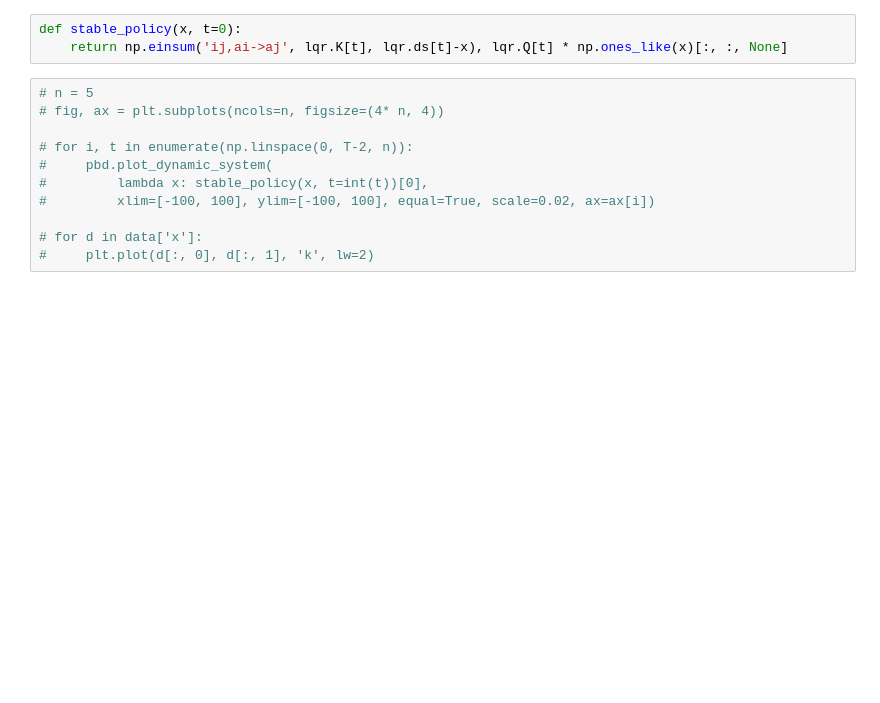
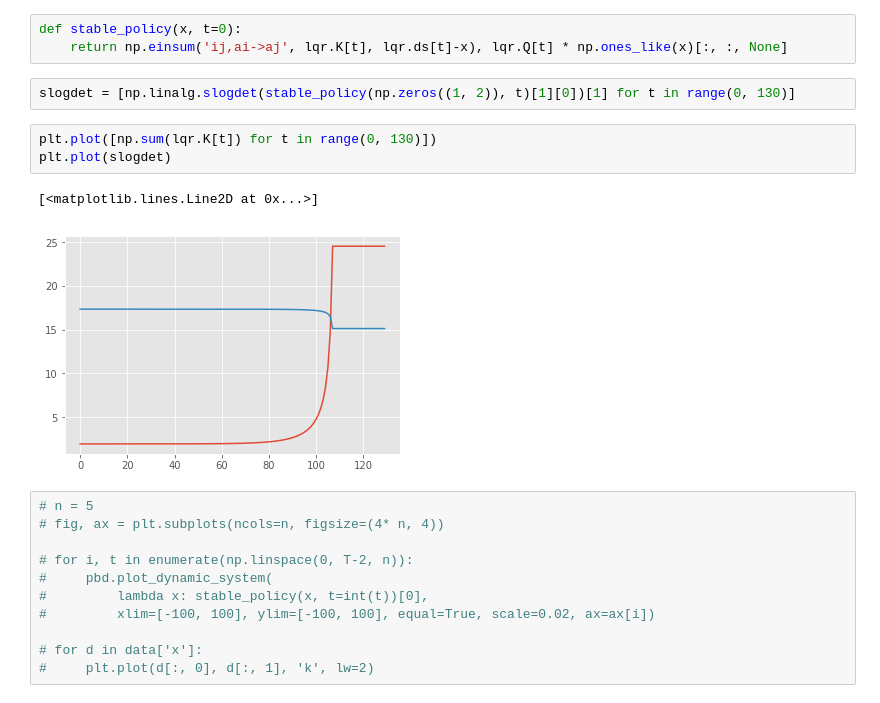
Before and after one commit to itohdak/pbdlib-python, a Jupyter notebook: pop/Test Bayesian GMM - Policy - LQR.ipynb, the cells around one changed output. Drawn from its saved outputs; the diff is of its cells as text; blank space fills up the shorter version.

```diff
--- a/pop/Test Bayesian GMM - Policy - LQR.ipynb
+++ b/pop/Test Bayesian GMM - Policy - LQR.ipynb
@@ -142,6 +143,14 @@ array([[5915.52,    0.  ],
 # %%
 def stable_policy(x, t=0):
     return np.einsum('ij,ai->aj', lqr.K[t], lqr.ds[t]-x), lqr.Q[t] * np.ones_like(x)[:, :, None]
+# %%
+slogdet = [np.linalg.slogdet(stable_policy(np.zeros((1, 2)), t)[1][0])[1] for t in range(0, 130)]
+# %%
+plt.plot([np.sum(lqr.K[t]) for t in range(0, 130)])
+plt.plot(slogdet)
+# %% [output]
+[<matplotlib.lines.Line2D at 0x...>]
+[figure, added]
 # %%
 # n = 5
 # fig, ax = plt.subplots(ncols=n, figsize=(4* n, 4))
```
Also changed, not shown: parts of 10 cells of this notebook.
